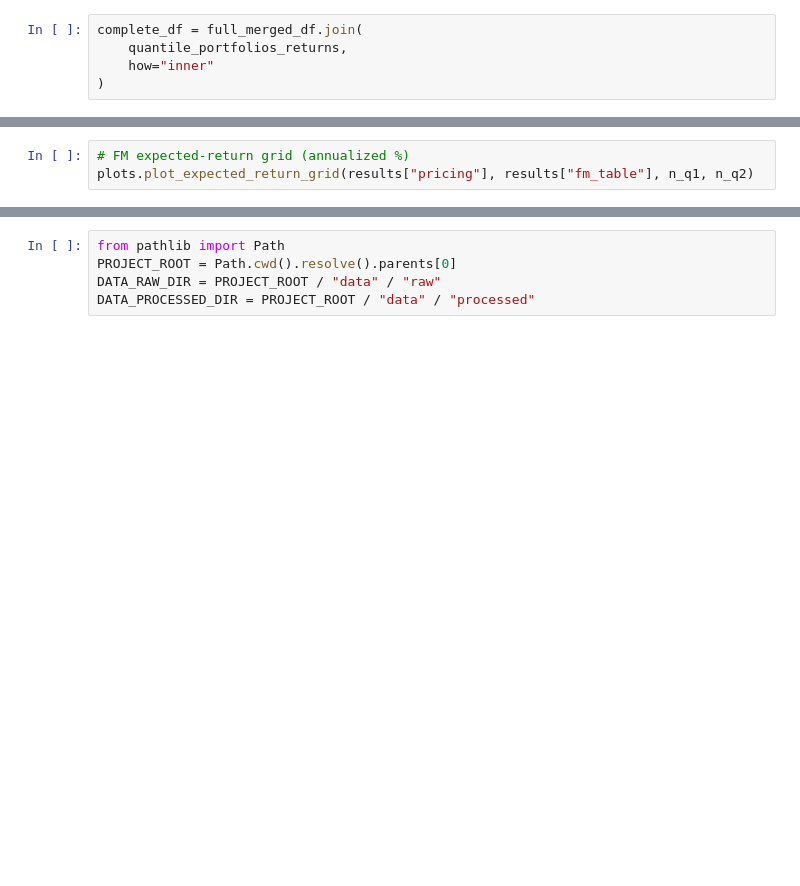
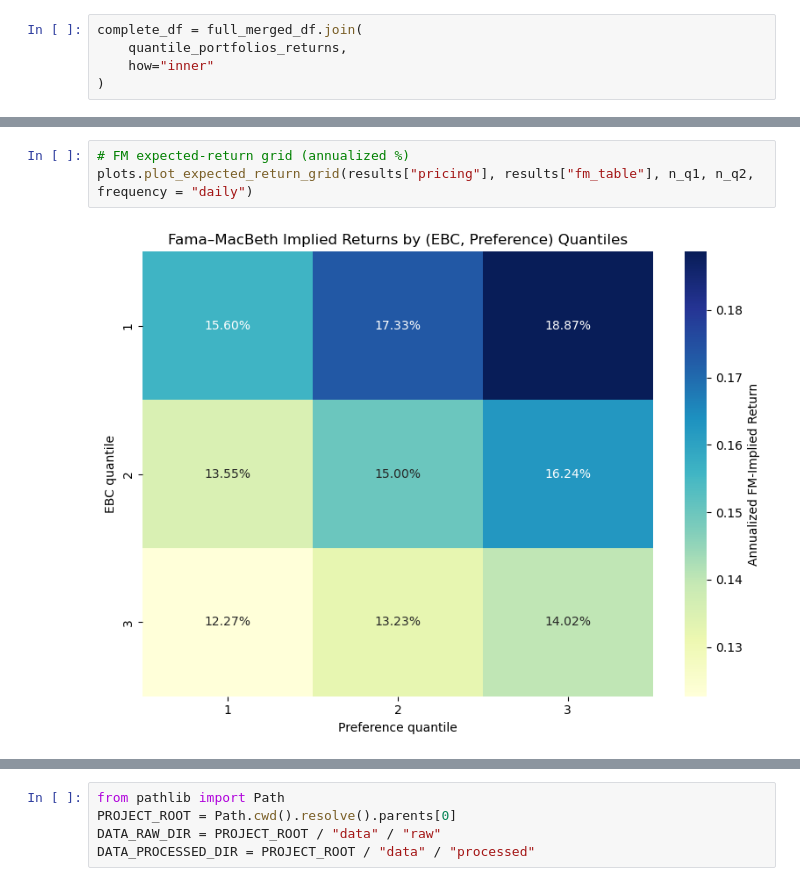
Before and after one commit to eviprous/Invesco_Research_Project, a Jupyter notebook: notebooks/EBC_Quantiles_daily.ipynb, the cells around one changed output, grey strips where cells are left out. Drawn from its saved outputs; the diff is of its cells as text; blank space fills up the shorter version.

```diff
--- a/notebooks/EBC_Quantiles_daily.ipynb
+++ b/notebooks/EBC_Quantiles_daily.ipynb
@@ -137,4 +156,6 @@ plots.plot_cum_log_returns(
 # %%
 # FM expected-return grid (annualized %)
-plots.plot_expected_return_grid(results["pricing"], results["fm_table"], n_q1, n_q2)
+plots.plot_expected_return_grid(results["pricing"], results["fm_table"], n_q1, n_q2, frequency = "daily")
+# %% [output]
+[figure, added]
 # %%
```
Also changed, not shown: parts of 9 cells of this notebook, 7 other files.
